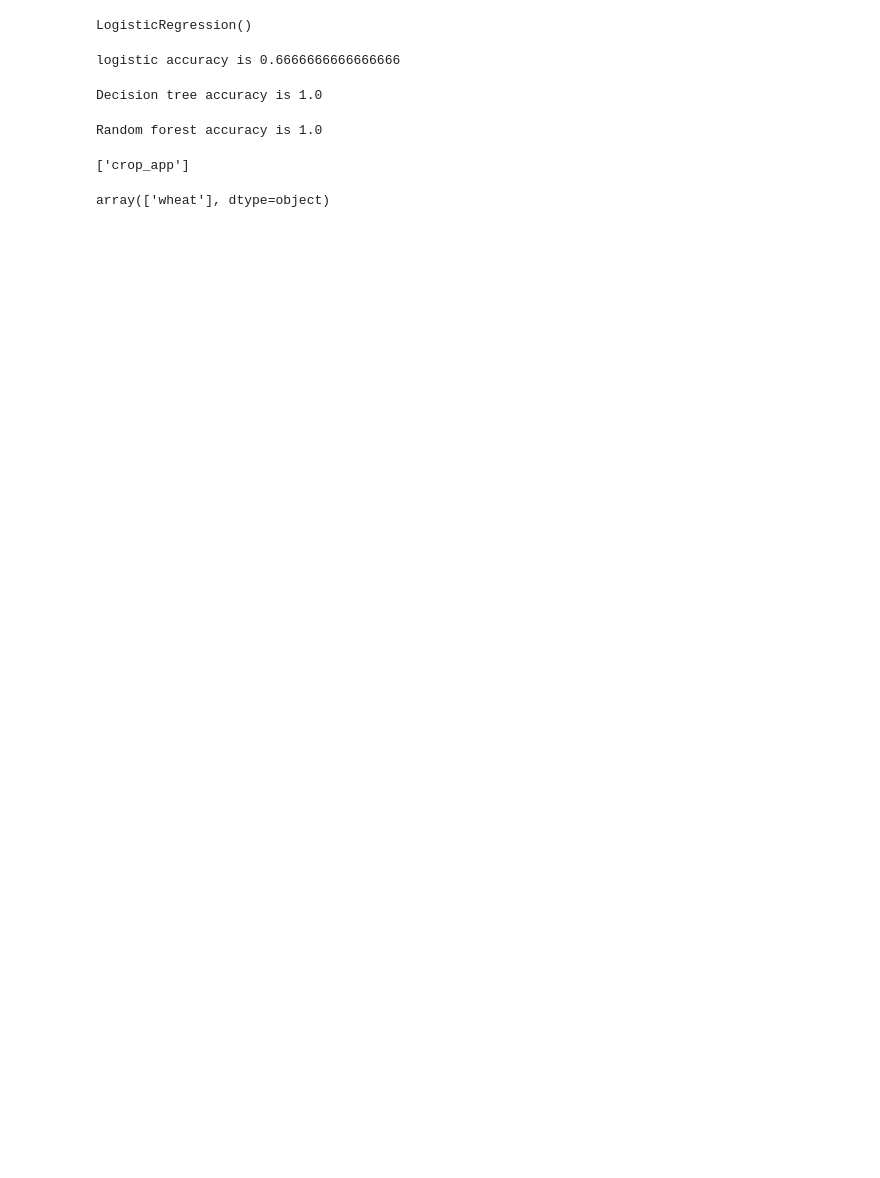
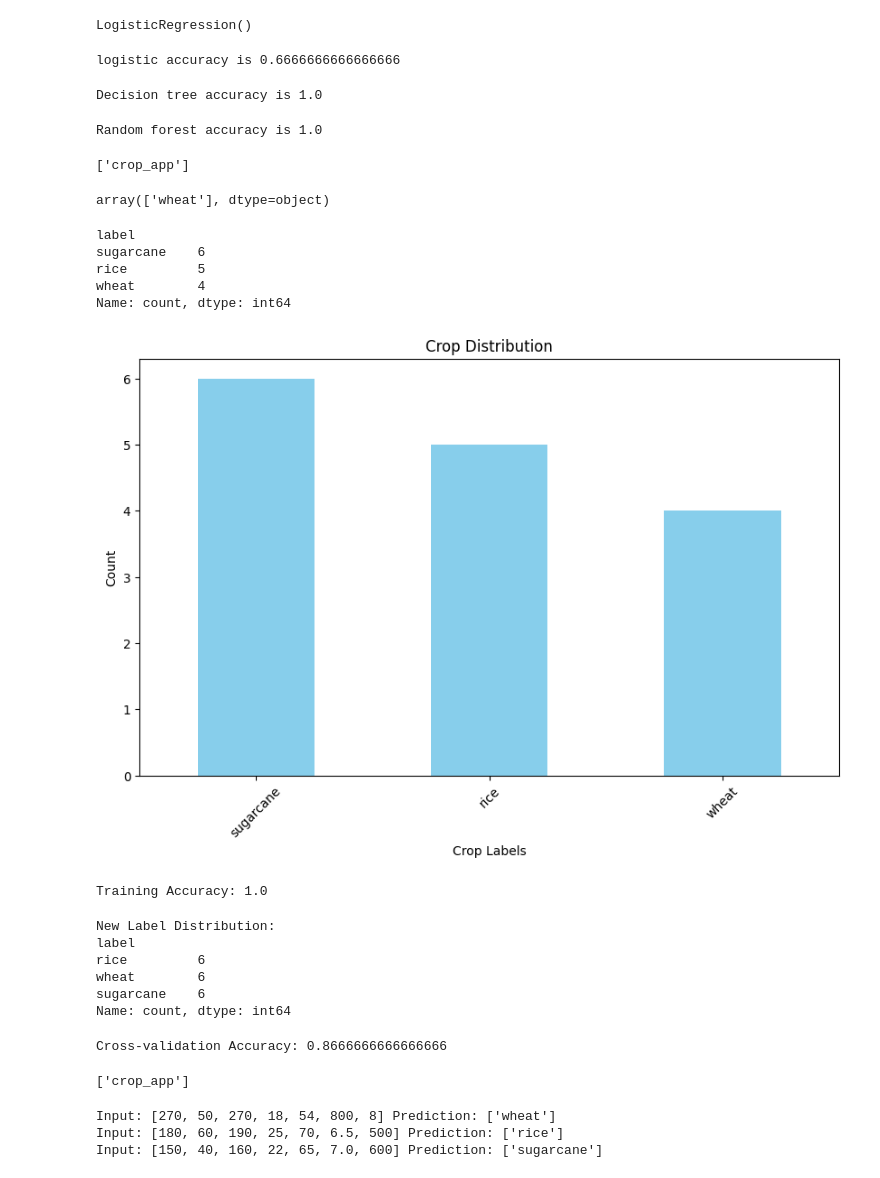
Before and after one commit to radecoder/ACRS-final-project, a Jupyter notebook: crop3.ipynb, the cells around one changed output. Cells and saved outputs as stored; diff of their text form; code cells hidden in the pictures; blank space fills up the shorter version.

```diff
--- a/crop3.ipynb
+++ b/crop3.ipynb
@@ -164,3 +176,73 @@ y_pred5=app.predict(arr)
 y_pred5
 # %% [output]
 array(['wheat'], dtype=object)
+# %%
+# Check the count of each crop label in the dataset
+print(df['label'].value_counts())
+
+# Visualize the imbalance (optional, but helpful)
+import matplotlib.pyplot as plt
+
+df['label'].value_counts().plot(kind='bar', color='skyblue', figsize=(10, 6))
+plt.title("Crop Distribution")
+plt.xlabel("Crop Labels")
+plt.ylabel("Count")
+plt.xticks(rotation=45)
+plt.show()
+# %% [output]
+label
+sugarcane    6
+rice         5
+wheat        4
+Name: count, dtype: int64
+[figure, added]
+# %%
+y_train_pred = model.predict(x_train)
+print("Training Accuracy:", accuracy_score(y_train, y_train_pred))
+# %% [output]
+Training Accuracy: 1.0
+# %%
+from imblearn.over_sampling import SMOTE
+
+# Adjust the k_neighbors parameter
+smote = SMOTE(random_state=1, k_neighbors=3)
+x_resampled, y_resampled = smote.fit_resample(x, y)
+
+print("New Label Distribution:")
+print(pd.Series(y_resampled).value_counts())
+# %% [output]
+New Label Distribution:
+label
+rice         6
+wheat        6
+sugarcane    6
+Name: count, dtype: int64
+# %%
+from sklearn.model_selection import cross_val_score
+
+scores = cross_val_score(model, x, y, cv=5, scoring='accuracy')
+print("Cross-validation Accuracy:", scores.mean())
+# %% [output]
+Cross-validation Accuracy: 0.8666666666666666
+# %%
+model_rf = RandomForestClassifier(random_state=1)
+model_rf.fit(x_train, y_train)
+
+# Save the Random Forest model
+import joblib
+joblib.dump(model_rf, 'crop_app')
+# %% [output]
+['crop_app']
+# %%
+test_inputs = [
+    [270, 50, 270, 18, 54, 800, 8],  # Example 1
+    [180, 60, 190, 25, 70, 6.5, 500],  # Example 2
+    [150, 40, 160, 22, 65, 7.0, 600]   # Example 3
+]
+
+for arr in test_inputs:
+    print("Input:", arr, "Prediction:", model_rf.predict([arr]))
+# %% [output]
+Input: [270, 50, 270, 18, 54, 800, 8] Prediction: ['wheat']
+Input: [180, 60, 190, 25, 70, 6.5, 500] Prediction: ['rice']
+Input: [150, 40, 160, 22, 65, 7.0, 600] Prediction: ['sugarcane']
```
Also changed, not shown: parts of 1 cell of this notebook, 5 other files.
